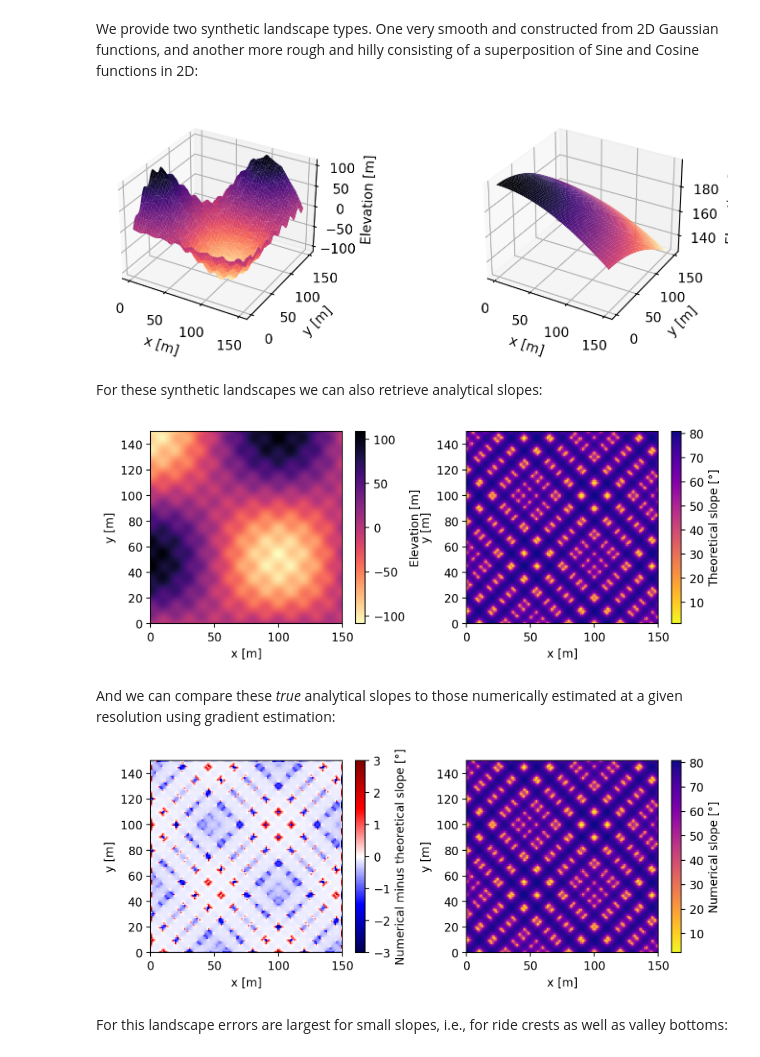
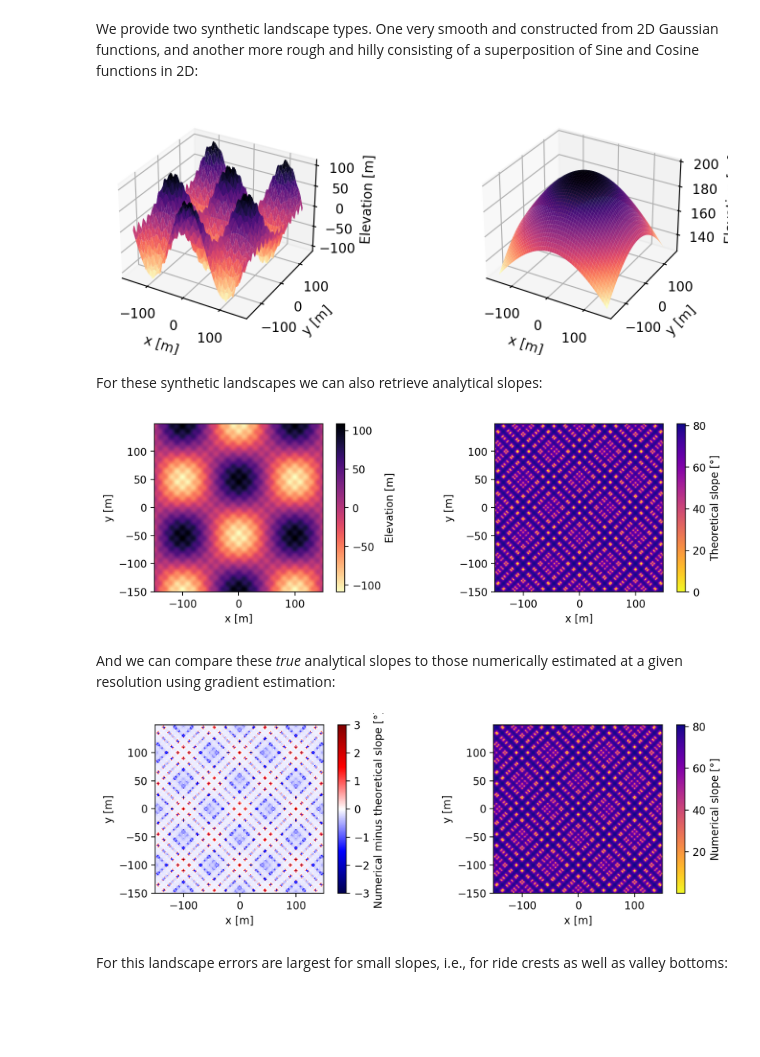
Before and after one commit to UP-RS-ESP/dtm-surface-area-and-slope, a Jupyter notebook: tutorial.ipynb, the cells around one changed output. Drawn from its saved outputs; the diff is of its cells as text; code cells hidden in the pictures; blank space fills up the shorter version.

```diff
--- a/tutorial.ipynb
+++ b/tutorial.ipynb
@@ -17,13 +17,13 @@ We provide two synthetic landscape types. One very smooth and constructed from 2
 # %%
 # DTM resolution
 resolution = 1
-xr = np.arange(resolution / 2, 150, resolution)
+xr = np.arange(-150, 150, resolution)
 yr = xr
 
 # synthetic landscape coordinates
 x, y = np.meshgrid(xr, yr)
 
-# Sin Cos DTM
+# Cos Sin DTM
 dtm_sincos = sa.synthetic_landscape(x, y, landscape_type="sincos", amplitude=100)
 
 # Gaussian hill DTM
@@ -38,35 +38,36 @@ for i, dtm in enumerate((dtm_sincos, dtm_hill)):
     ax[i].set_zlabel("Elevation [m]")
 pl.show()
 # %% [output]
-[figure, old version]
+[figure, new version]
 # %% [markdown]
 For these synthetic landscapes we can also retrieve analytical slopes:
 # %%
 dtm = dtm_sincos
 
 # theoretical slope
 slp = (
     180
     / np.pi
     * sa.synthetic_landscape_slope(x, y, landscape_type="sincos", amplitude=100)
 )
 
 fg, ax = pl.subplots(1, 2, figsize=(9, 3))
 im = ax[0].pcolormesh(x, y, dtm, cmap="magma_r")
 ax[0].set_xlabel("x [m]")
 ax[0].set_ylabel("y [m]")
 cb = fg.colorbar(im, ax=ax[0])
 cb.set_label("Elevation [m]")
 im = ax[1].pcolormesh(x, y, slp, cmap="plasma_r")
 ax[1].set_xlabel("x [m]")
 ax[1].set_ylabel("y [m]")
 cb = fg.colorbar(im, ax=ax[1])
 cb.set_label("Theoretical slope [°]")
 ax[0].set_aspect("equal")
 ax[1].set_aspect("equal")
+pl.tight_layout()
 pl.show()
 # %% [output]
-[figure, old version]
+[figure, new version]
 # %% [markdown]
 And we can compare these *true* analytical slopes to those numerically estimated at a given resolution using gradient estimation:
 # %%
@@ -87,9 +88,10 @@ cb = fg.colorbar(im, ax=ax[1])
 cb.set_label("Numerical slope [°]")
 ax[0].set_aspect("equal")
 ax[1].set_aspect("equal")
+pl.tight_layout()
 pl.show()
 # %% [output]
-[figure, old version]
+[figure, new version]
 # %% [markdown]
 For this landscape errors are largest for small slopes, i.e., for ride crests as well as valley bottoms:
 # %%
```
Also changed, not shown: parts of 17 cells of this notebook.
